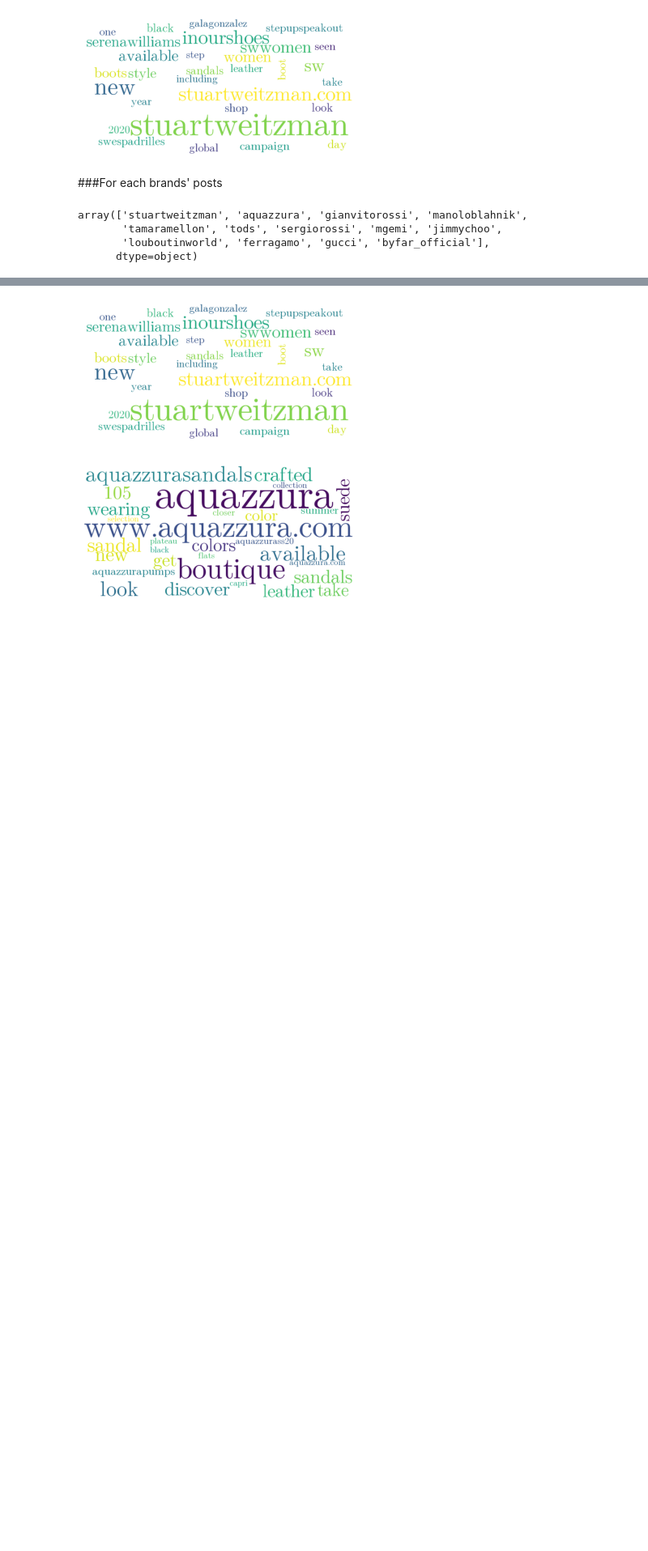
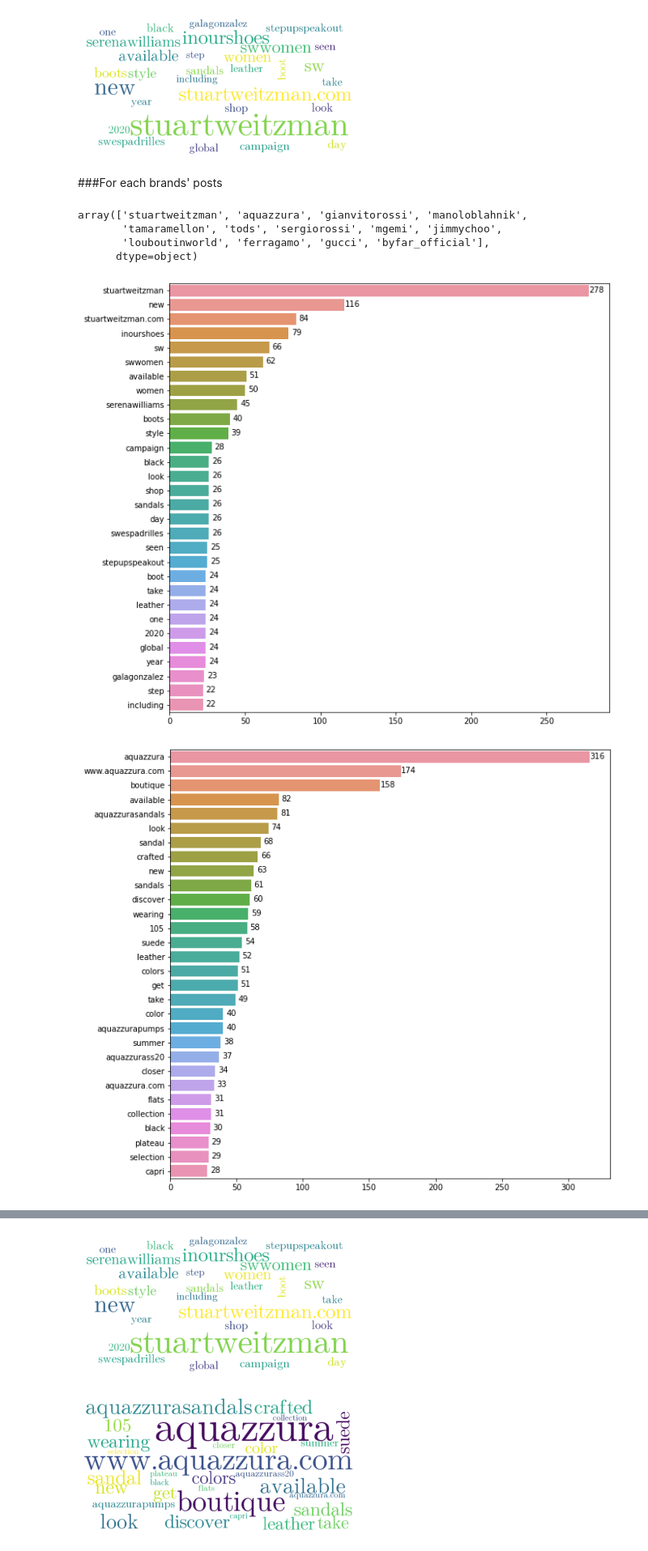
Before and after one commit to chenchenga07/Instagram-Text-Data-Analysis, a Jupyter notebook: Instagram API/Post_Caption_Word_Cloud.ipynb, the cells around one changed output, grey strips where cells are left out. Shown at 81% size. Drawn from its saved outputs; the diff is of its cells as text; code cells hidden in the pictures; blank space fills up the shorter version.

```diff
--- a/Instagram API/Post_Caption_Word_Cloud.ipynb
+++ b/Instagram API/Post_Caption_Word_Cloud.ipynb
@@ -431,7 +469,7 @@ import seaborn as sns
 
 def plot_word_frequency(wf):
 
-    plt.figure(figsize=(10,10))
+    fig = plt.figure(figsize=(10,10))
     splot = sns.barplot(x=list(wf.values()),y=list(wf.keys()))
 
     for p in splot.patches: #add annotations using matplotlib.axes.Axes.annotate
@@ -441,10 +479,10 @@ def plot_word_frequency(wf):
                    xytext = (10, 8), #the position (x, y) to place the text at
                    textcoords = 'offset points')
 
-    #plt.savefig('/content/drive/My Drive/Colab Notebooks/Instagram Data Analysis/Export Images/allBrand_word_frequency.png', bbox_inches = 'tight' )
+    return fig
 
-
-plot_word_frequency(allBrand_30)
+figImage = plot_word_frequency(allBrand_30)
+figImage.savefig('/content/drive/My Drive/Colab Notebooks/Instagram Data Analysis/Export Images/allBrand_word_frequency.png', bbox_inches = 'tight' )
 # %% [output]
 [figure]
 # %%
@@ -488,0 +523,2 @@ plot_word_frequency(sw_30)
+# %%
+figImage = plot_word_frequency(sw_30)
@@ -505,3 +543,12 @@ array(['stuartweitzman', 'aquazzura', 'gianvitorossi', 'manoloblahnik',
        'tamaramellon', 'tods', 'sergiorossi', 'mgemi', 'jimmychoo',
        'louboutinworld', 'ferragamo', 'gucci', 'byfar_official'],
       dtype=object)
+# %%
+for b in allb:
+  result = word_frequency_dict(ig_text[ig_text['brand']== b].caption_cleaned)
+  figImage = plot_word_frequency(result)
+
+  figImage.savefig(f'/content/drive/My Drive/Colab Notebooks/Instagram Data Analysis/Export Images/{b}_word_frequency.png', bbox_inches = 'tight' )
+# %% [output]
+[figure, added]
+[figure, added]
```
Also changed, not shown: parts of 20 cells of this notebook.
